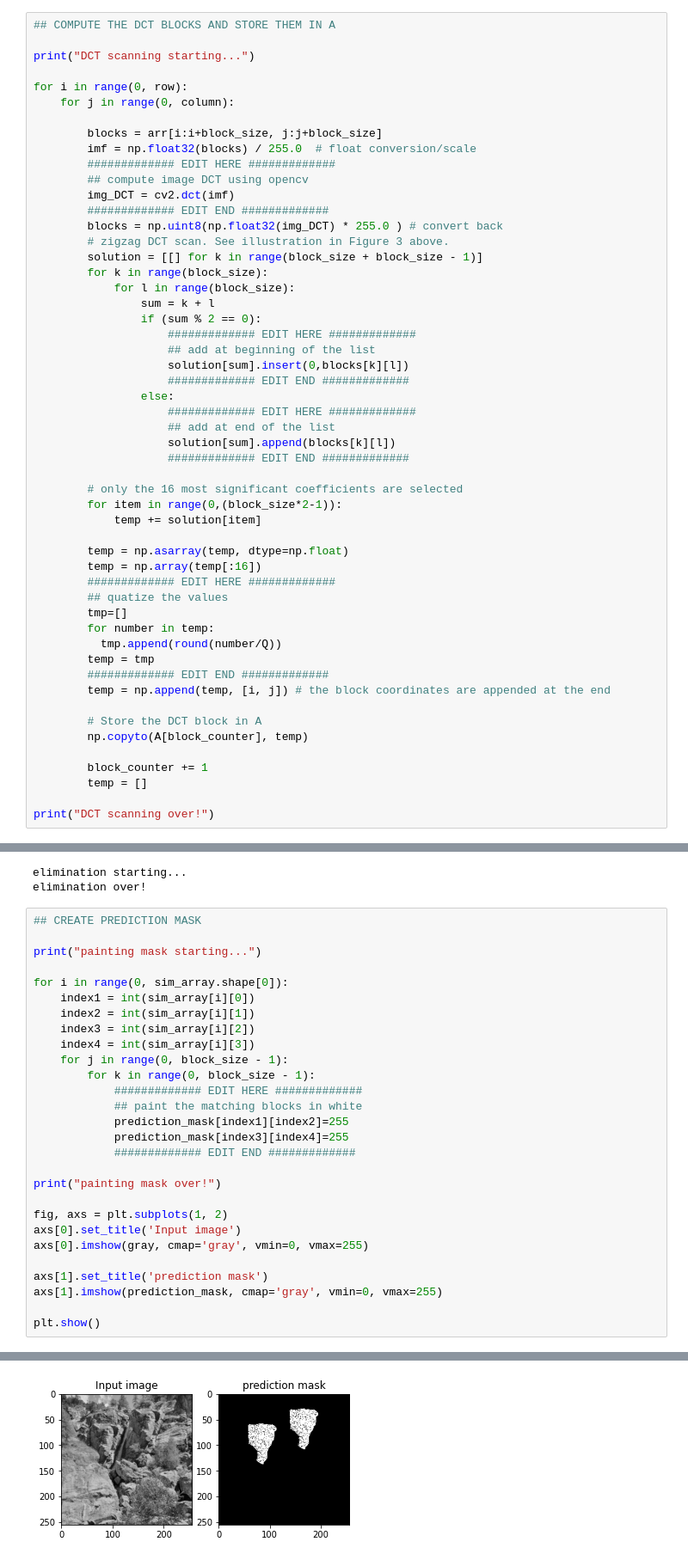
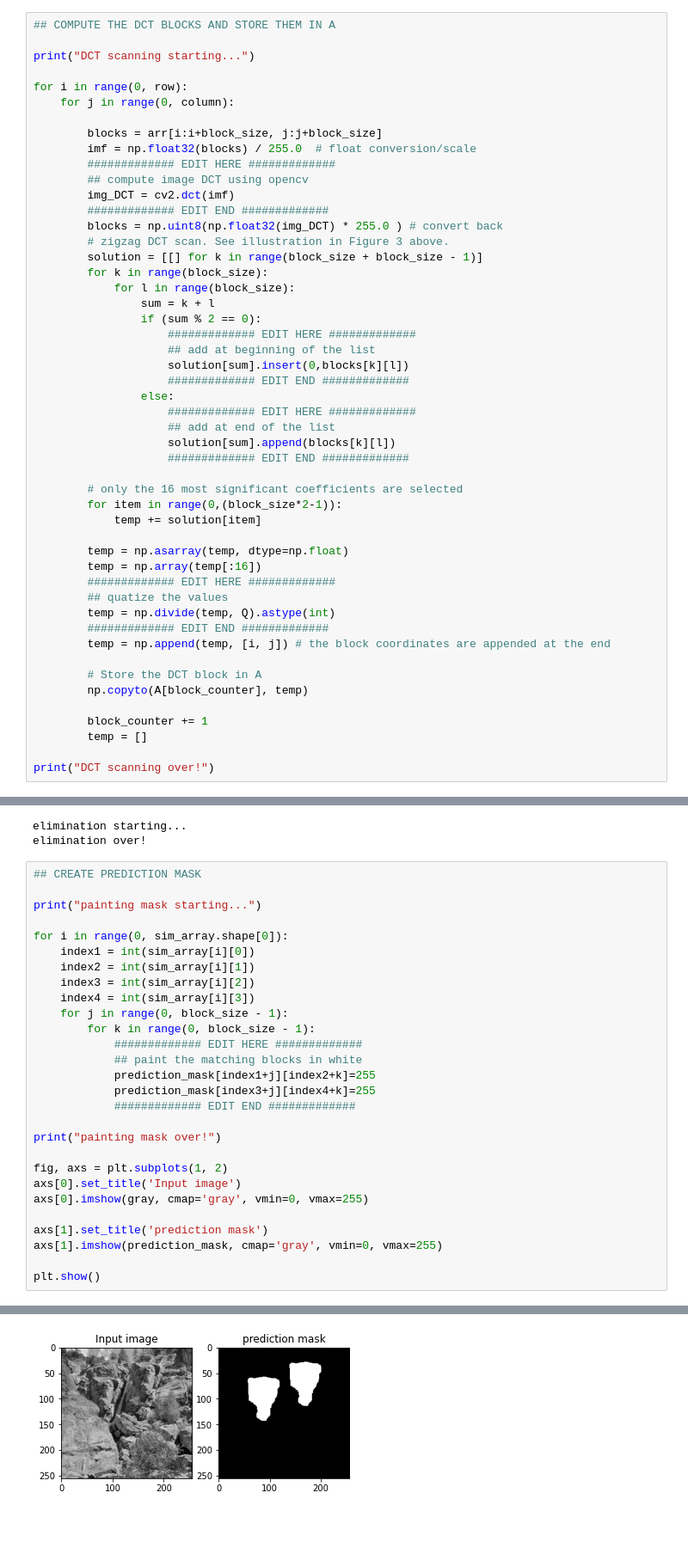
Before and after one commit to Dil3mm3/ImSecu, a Jupyter notebook: ImSecu_MiniChallenge_ImageForgeryDetection_EXERCISE.ipynb, the cells around one changed output, grey strips where cells are left out. Shown at 86% size. Cells and saved outputs as stored; diff of their text form; blank space fills up the shorter version.

```diff
--- a/ImSecu_MiniChallenge_ImageForgeryDetection_EXERCISE.ipynb
+++ b/ImSecu_MiniChallenge_ImageForgeryDetection_EXERCISE.ipynb
@@ -170,10 +170,7 @@ for i in range(0, row):
         temp = np.array(temp[:16])
         ############# EDIT HERE #############
         ## quatize the values
-        tmp=[]
-        for number in temp:
-          tmp.append(round(number/Q))
-        temp = tmp
+        temp = np.divide(temp, Q).astype(int)
         ############# EDIT END #############
         temp = np.append(temp, [i, j]) # the block coordinates are appended at the end
 
@@ -266,35 +263,35 @@ elimination over!
 # %%
 ## CREATE PREDICTION MASK
 
 print("painting mask starting...")
 
 for i in range(0, sim_array.shape[0]):
     index1 = int(sim_array[i][0])
     index2 = int(sim_array[i][1])
     index3 = int(sim_array[i][2])
     index4 = int(sim_array[i][3])
     for j in range(0, block_size - 1):
         for k in range(0, block_size - 1):
             ############# EDIT HERE #############
             ## paint the matching blocks in white
-            prediction_mask[index1][index2]=255
-            prediction_mask[index3][index4]=255
+            prediction_mask[index1+j][index2+k]=255
+            prediction_mask[index3+j][index4+k]=255
             ############# EDIT END #############
 
 print("painting mask over!")
 
 fig, axs = plt.subplots(1, 2)
 axs[0].set_title('Input image')
 axs[0].imshow(gray, cmap='gray', vmin=0, vmax=255)
 
 axs[1].set_title('prediction mask')
 axs[1].imshow(prediction_mask, cmap='gray', vmin=0, vmax=255)
 
 plt.show()
 # %% [output]
 painting mask starting...
 painting mask over!
-[figure, old version]
+[figure, new version]
 # %%
 ## If you have the ground-truth mask, you can test the detection accuracy with the code below
 
```
Also changed, not shown: parts of 1 cell of this notebook.
